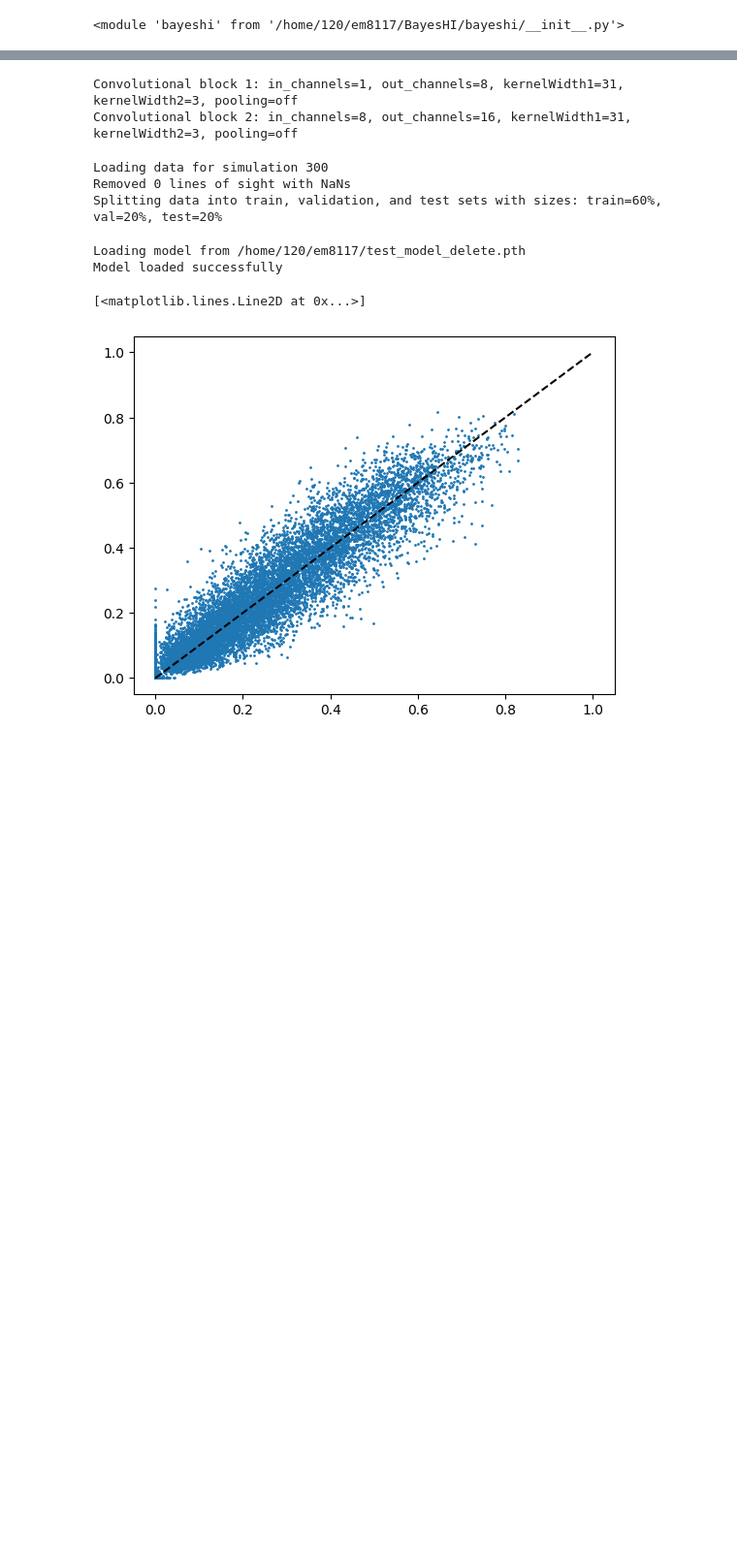
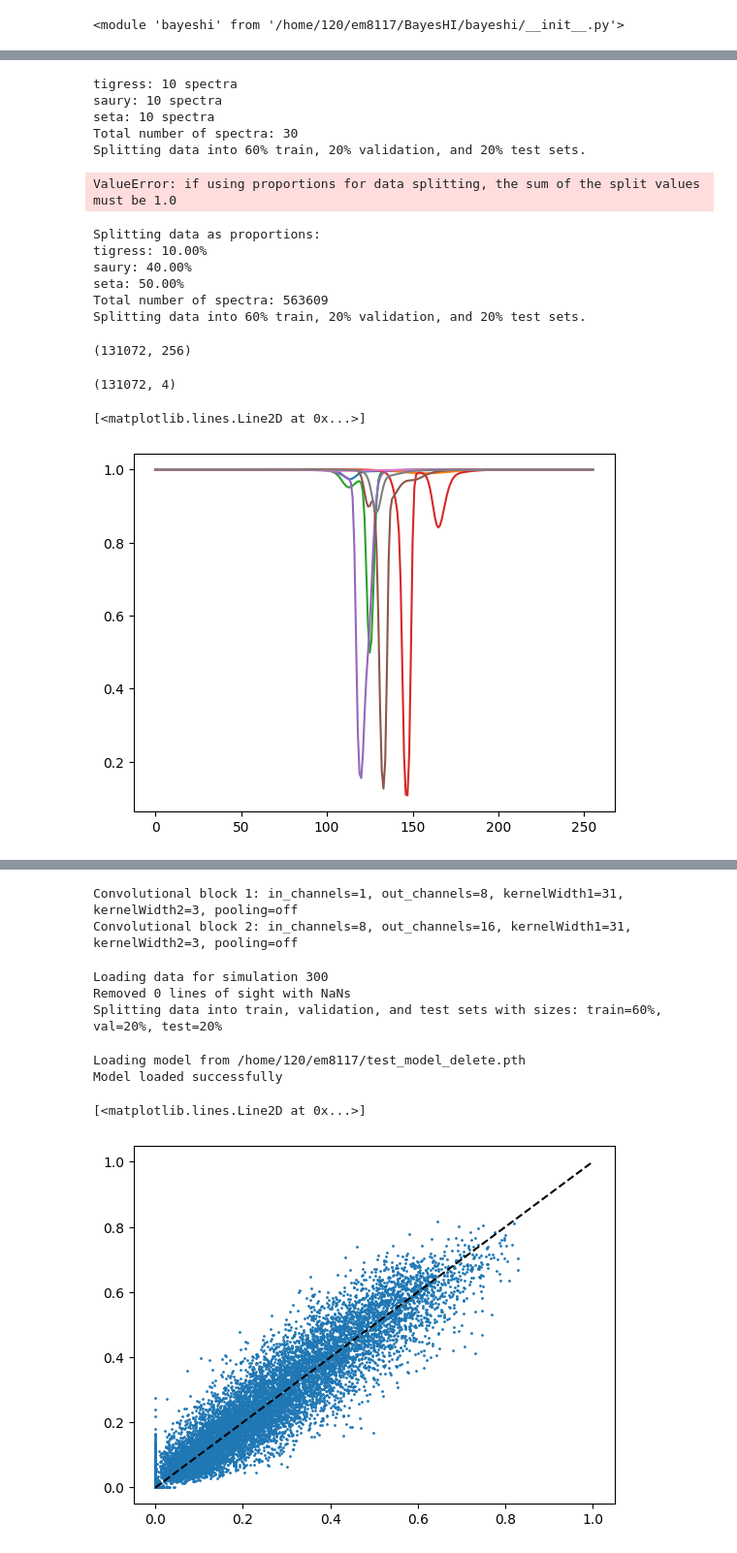
Before and after one commit to EricMullerAU/BayesHI, a Jupyter notebook: bayeshi testing.ipynb, the cells around one changed output, grey strips where cells are left out. Shown at 97% size. Cells and saved outputs as stored; diff of their text form; code cells hidden in the pictures; blank space fills up the shorter version.

Commit message:
Added new data loader with handling for all three datasets, including specifying splits. Also added testing for the new data loader and updated the main module to include the new functionality.

```diff
--- a/bayeshi testing.ipynb
+++ b/bayeshi testing.ipynb
@@ -13,0 +25,43 @@ importlib.reload(bayeshi)
+# %%
+traintest, valtest, testtest = bayeshi.load_data(dataset='all', tigress_sim=300, seta_sim='comp', split={'tigress':10,'seta':10,'saury':10})
+# %% [output]
+tigress: 10 spectra
+saury: 10 spectra
+seta: 10 spectra
+Total number of spectra: 30
+Splitting data into 60% train, 20% validation, and 20% test sets.
+# %%
+traintest, valtest, testtest = bayeshi.load_data(dataset='all', tigress_sim=300, seta_sim='comp', split={'tigress':0.1,'seta':0.5,'saury':0.1})
+# %% [output]
+ValueError: if using proportions for data splitting, the sum of the split values must be 1.0
+# %%
+traintest, valtest, testtest = bayeshi.load_data(dataset='all', tigress_sim=300, seta_sim='comp', split={'tigress':0.1,'seta':0.5,'saury':0.4})
+# %% [output]
+Splitting data as proportions:
+tigress: 10.00%
+saury: 40.00%
+seta: 50.00%
+Total number of spectra: 563609
+Splitting data into 60% train, 20% validation, and 20% test sets.
+# %%
+test1, test2 = bayeshi.data_loaders.load_tigress_data('/scratch/mk27/em8117/TIGRESS/', x_values='absorption', sim_number=300)
+# %%
+test1.shape
+# %% [output]
+(131072, 256)
+# %%
+test2.shape
+# %% [output]
+(131072, 4)
+# %%
+plt.plot(np.exp(-test1[10000,:]))
+plt.plot(np.exp(-test1[20000,:]))
+plt.plot(np.exp(-test1[30000,:]))
+plt.plot(np.exp(-test1[40000,:]))
+plt.plot(np.exp(-test1[50000,:]))
+plt.plot(np.exp(-test1[60000,:]))
+plt.plot(np.exp(-test1[70000,:]))
+plt.plot(np.exp(-test1[80000,:]))
+# %% [output]
+[<matplotlib.lines.Line2D at 0x...>]
+[figure, added]
```
Also changed, not shown: parts of 3 cells of this notebook, 3 other files.
